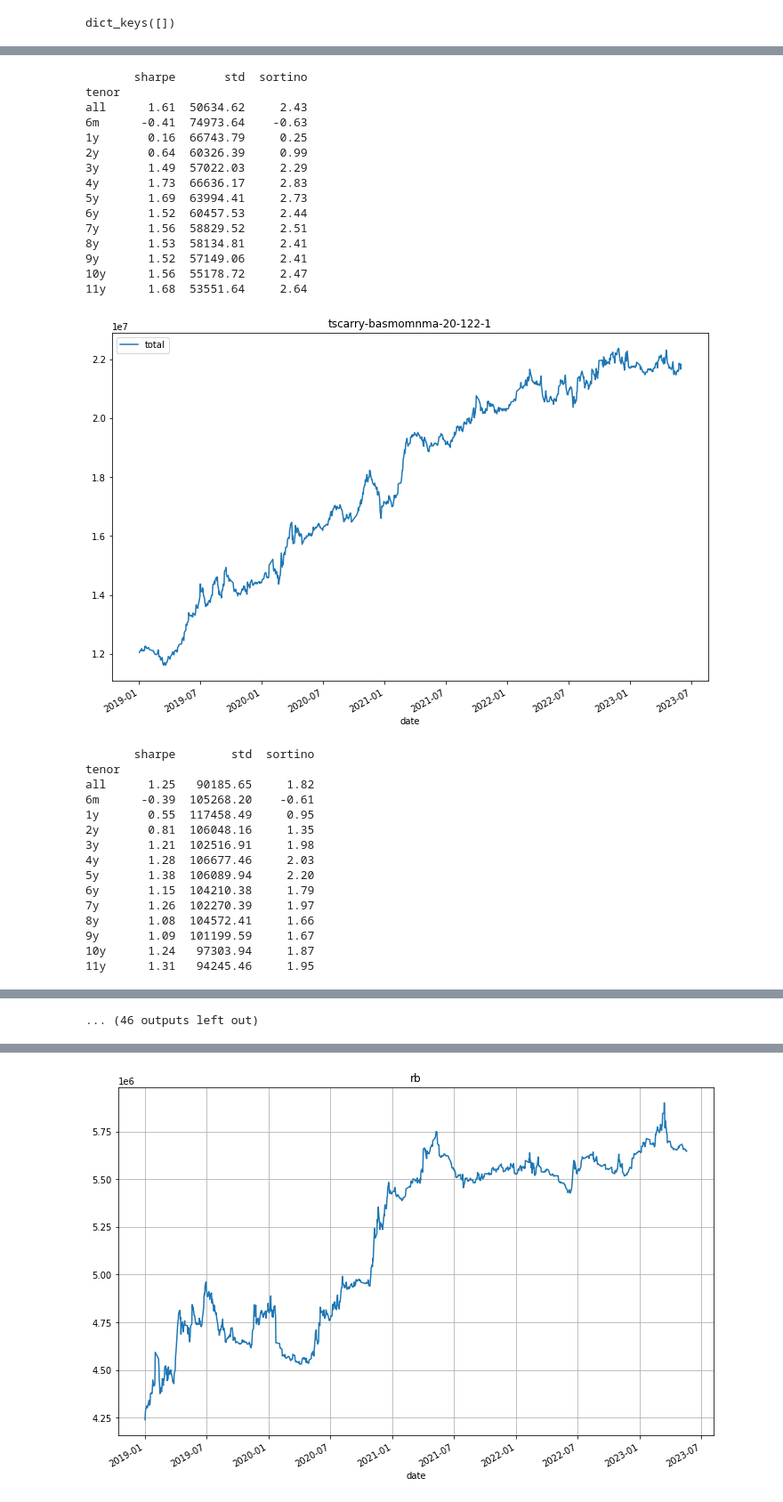
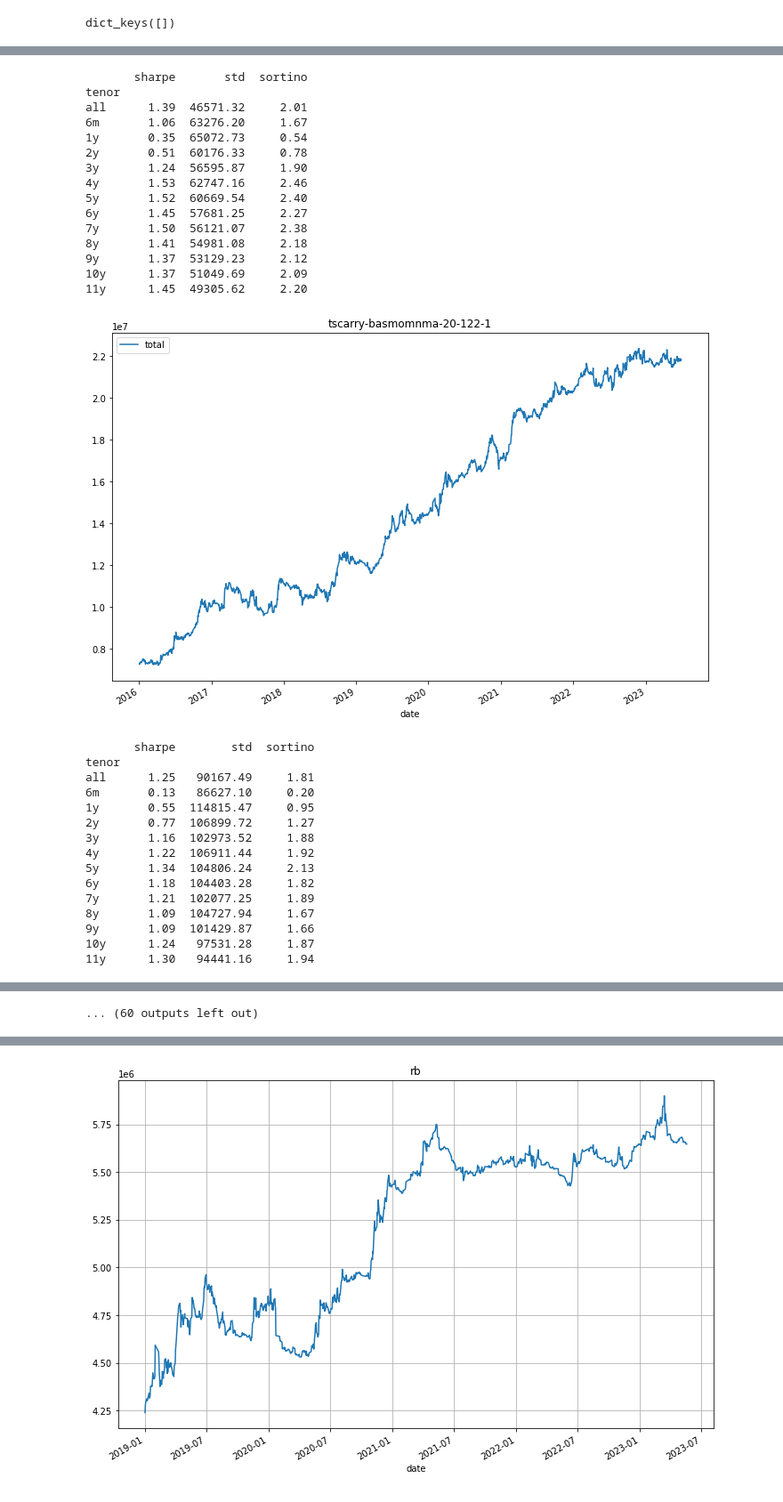
Before and after one commit to harvey1673/pyktrader3, a Jupyter notebook: bktest/bktest_prod_portfolio.ipynb, the cells around one changed output, grey strips where cells are left out. Shown at 89% size. Saved outputs shown, nothing was run; the diff lists cells and outputs as text; code cells hidden in the pictures.

```diff
--- a/bktest/bktest_prod_portfolio.ipynb
+++ b/bktest/bktest_prod_portfolio.ipynb
@@ -110,3 +112,6 @@ df, error_list = load_hist_data(
 
 if len(error_list) > 0:
     print(error_list)
+
+spot_df = get_fun_data(datetime.date(2008,1,1), tday)
+print(spot_df)
@@ -219,7 +242,6 @@ scenarios_test = [
     ('xsmom-rank', 'momnma', 0.125, 130, 120, 1, (None, {}, ''), [0.0], 0.2),
     ('xsmom-rank', 'momnma', 0.137, 240, 60, 1, (None, {}, ''), [0.0], 0.2),
     ('custom', 'hc_rb_diff', 1.456, 20, 122, 1, (None, {}, ''), [0.0, 0.0]),
-    ('custom', 'leader_lagger', 0.4, 40, 122, 1, (None, {}, ''), [0.0, 0.0]),
 ]
 
 scenarios_test2 = [
@@ -261,6 +283,14 @@ scenarios_test2 = [
     ('xsmom-rank', 'momnma', 0.3562, 240, 60, 1, (None, {}, ''), [0.0], 0.2),
     ('custom', 'hc_rb_diff', 1.1666, 20, 122, 1, (None, {}, ''), [0.0, 0.0]),
     ('custom', 'leader_lagger', 0.3989, 40, 122, 1, (None, {}, ''), [0.0, 0.0]),
+    ('funda_ferrous', 'io_millinv_lyoy', 0.4, 1, 1, 1, (None, {}, ''), None),
+    #('funda_ferrous', 'io_millinv_lvl', 0.4, 1, 1, 1, (None, {}, ''), None),
+    ('funda_ferrous', 'io_removal_lyoy', 0.4, 1, 1, 1, (None, {}, ''), None),
+    ('funda_ferrous', 'io_removal_lvl', 0.4, 1, 1, 1, (None, {}, ''), None),
+    ('funda_ferrous', 'io_invdays_lyoy', 0.4, 1, 1, 1, (None, {}, ''), None),
+    ('funda_ferrous', 'io_invdays_lvl', 0.4, 1, 1, 1, (None, {}, ''), None),
+    ('funda_ferrous', 'strip_hsec_lvl_mid', 0.4, 1, 1, 1, (None, {}, ''), None),
+    ('funda_ferrous', 'steel_margin_lvl_fast', 0.4, 1, 1, 1, (None, {}, ''), None),
 ]
 
 #commod_mkts
@@ -571,7 +601,7 @@ scen_names[run_key] = []
 scen_metrics[run_key] = []
 scen_stats[run_key] = []
 
-port_start = pd.to_datetime('2019-01-01')
+port_start = pd.to_datetime('2016-01-01')
 
 for scen in scenarios:
     sim_type = scen[0]
@@ -628,6 +658,12 @@ for scen in scenarios:
                                         'al', 'ni', 'sn', 'ss', 'TA', 'pp', 'eg', 'eb', 'p', 'y', 'OI',]
             run_args['conv_func'] = 'qtl'
             run_args['signal_func'] = leader_lagger
+    elif sim_type == 'funda_ferrous':
+        run_args['product_list'] = ['rb', 'hc', 'i', 'j', 'jm', 'FG', 'v']
+        run_args['signal_func'] = custom_funda_signal
+        run_args['funda_data'] = spot_df
+        run_args['signal_cap'] = params
+        run_args['signal_name'] = signal_name
     bt_metrics = run_backtest(df, run_args)
     scen_names[run_key].append(run_name)
     scen_metrics[run_key].append(bt_metrics)
@@ -718,31 +754,31 @@ all      1.50  52673.74     2.37
        sharpe       std  sortino
 tenor
-all      1.61  50634.62     2.43
-6m      -0.41  74973.64    -0.63
-1y       0.16  66743.79     0.25
-2y       0.64  60326.39     0.99
-3y       1.49  57022.03     2.29
-4y       1.73  66636.17     2.83
-5y       1.69  63994.41     2.73
-6y       1.52  60457.53     2.44
-7y       1.56  58829.52     2.51
-8y       1.53  58134.81     2.41
-9y       1.52  57149.06     2.41
-10y      1.56  55178.72     2.47
-11y      1.68  53551.64     2.64
+all      1.39  46571.32     2.01
+6m       1.06  63276.20     1.67
+1y       0.35  65072.73     0.54
+2y       0.51  60176.33     0.78
+3y       1.24  56595.87     1.90
+4y       1.53  62747.16     2.46
+5y       1.52  60669.54     2.40
+6y       1.45  57681.25     2.27
+7y       1.50  56121.07     2.38
+8y       1.41  54981.08     2.18
+9y       1.37  53129.23     2.12
+10y      1.37  51049.69     2.09
+11y      1.45  49305.62     2.20
-[figure, old version]
+[figure, new version]
        sharpe        std  sortino
 tenor
-all      1.25   90185.65     1.82
-6m      -0.39  105268.20    -0.61
-1y       0.55  117458.49     0.95
-2y       0.81  106048.16     1.35
-3y       1.21  102516.91     1.98
-4y       1.28  106677.46     2.03
-5y       1.38  106089.94     2.20
-6y       1.15  104210.38     1.79
-7y       1.26  102270.39     1.97
-8y       1.08  104572.41     1.66
-9y       1.09  101199.59     1.67
-10y      1.24   97303.94     1.87
-11y      1.31   94245.46     1.95
+all      1.25   90167.49     1.81
+6m       0.13   86627.10     0.20
+1y       0.55  114815.47     0.95
+2y       0.77  106899.72     1.27
+3y       1.16  102973.52     1.88
+4y       1.22  106911.44     1.92
+5y       1.34  104806.24     2.13
+6y       1.18  104403.28     1.82
+7y       1.21  102077.25     1.89
+8y       1.09  104727.94     1.67
+9y       1.09  101429.87     1.66
+10y      1.24   97531.28     1.87
+11y      1.30   94441.16     1.94
@@ -765 +801 @@ all      1.26  113784.21     1.89
-... (46 outputs left out)
+... (60 outputs left out)
```
Also changed, not shown: parts of 5 cells of this notebook, 3 other files.
